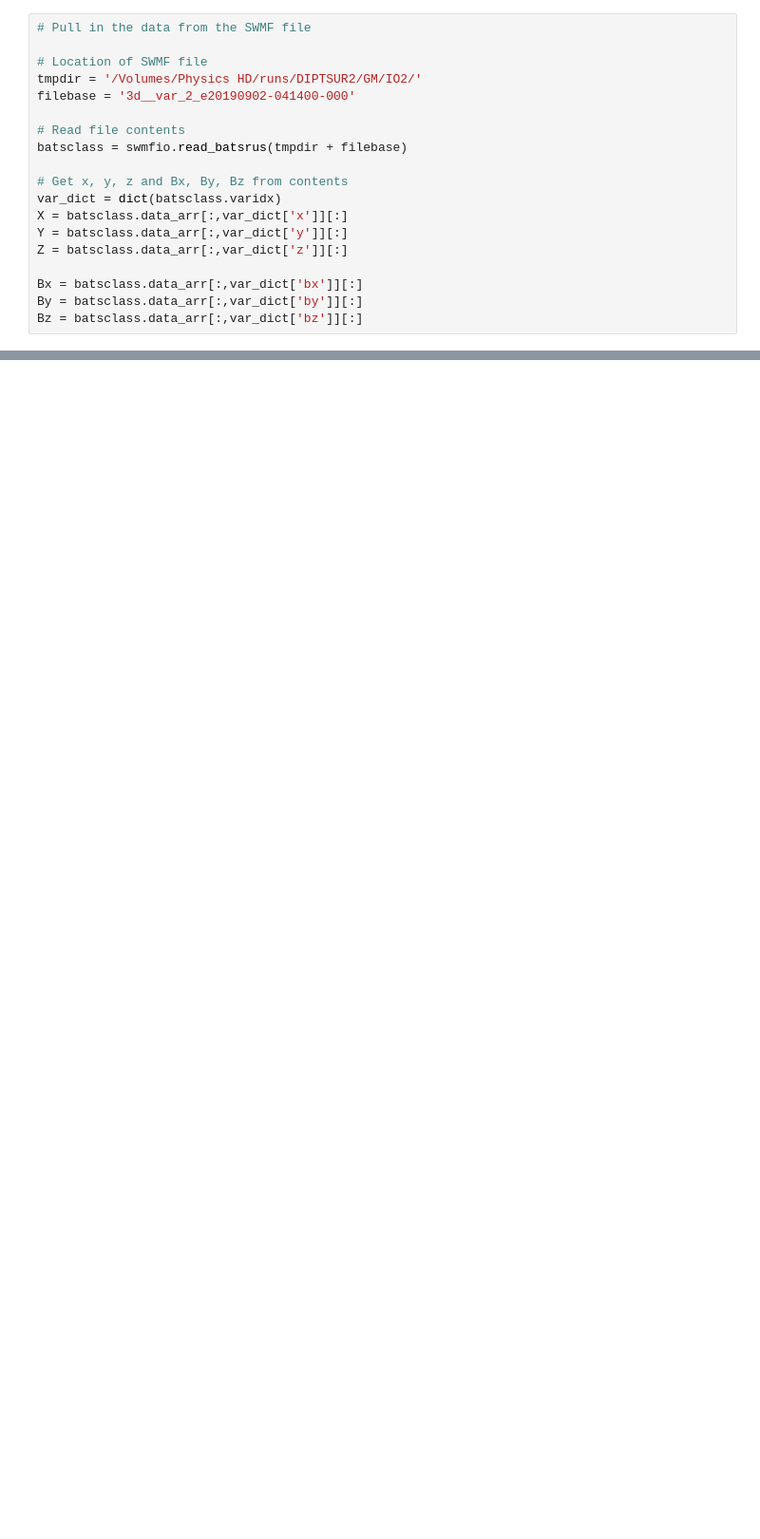
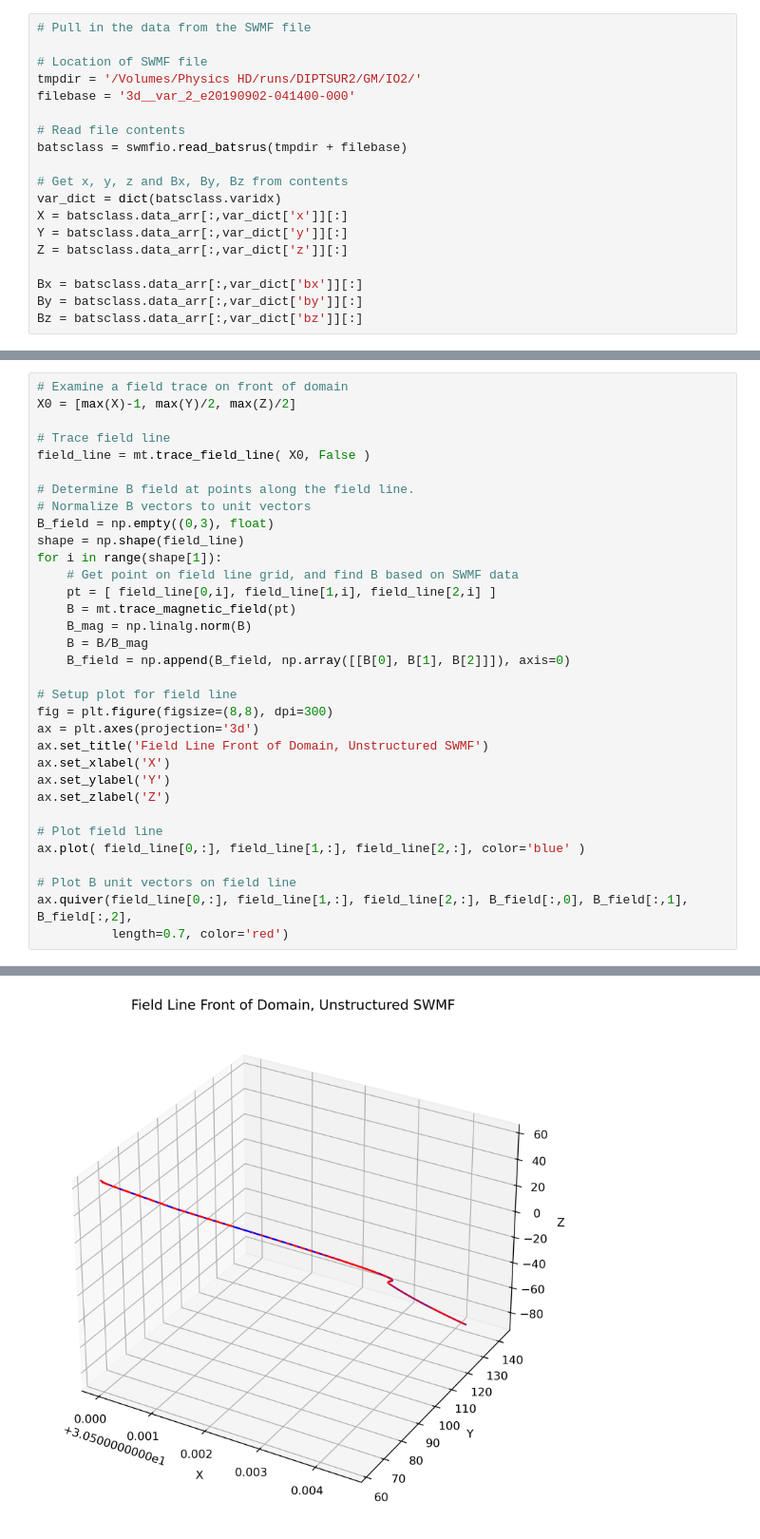
Before and after one commit to dthoma6/magfli, a Jupyter notebook: visual validation.ipynb, the cells around one changed output, grey strips where cells are left out. Shown at 95% size. Saved outputs shown, nothing was run; the diff lists cells and outputs as text; blank space fills up the shorter version.

Commit message:
Added two more field lines to visual validation

```diff
--- a/visual validation.ipynb
+++ b/visual validation.ipynb
@@ -94,0 +92,34 @@ ax.quiver(field_line[0,:], field_line[1,:], field_line[2,:], B_field[:,0], B_fie
+# %%
+# Examine a field trace on front of domain
+X0 = [max(X)-1, max(Y)/2, max(Z)/2]
+
+# Trace field line
+field_line = mt.trace_field_line( X0, False )
+
+# Determine B field at points along the field line.
+# Normalize B vectors to unit vectors
+B_field = np.empty((0,3), float)
+shape = np.shape(field_line)
+for i in range(shape[1]):
+    # Get point on field line grid, and find B based on SWMF data
+    pt = [ field_line[0,i], field_line[1,i], field_line[2,i] ]
+    B = mt.trace_magnetic_field(pt)
+    B_mag = np.linalg.norm(B)
+    B = B/B_mag
+    B_field = np.append(B_field, np.array([[B[0], B[1], B[2]]]), axis=0)
+
+# Setup plot for field line
+fig = plt.figure(figsize=(8,8), dpi=300)
+ax = plt.axes(projection='3d')
+ax.set_title('Field Line Front of Domain, Unstructured SWMF')
+ax.set_xlabel('X')
+ax.set_ylabel('Y')
+ax.set_zlabel('Z')
+
+# Plot field line
+ax.plot( field_line[0,:], field_line[1,:], field_line[2,:], color='blue' )
+
+# Plot B unit vectors on field line
+ax.quiver(field_line[0,:], field_line[1,:], field_line[2,:], B_field[:,0], B_field[:,1], B_field[:,2],
+          length=0.7, color='red')
+# %% [output]
@@ -94,0 +128 @@ ax.quiver(field_line[0,:], field_line[1,:], field_line[2,:], B_field[:,0], B_fie
+[figure, added]
```
Also changed, not shown: parts of 7 cells of this notebook.
